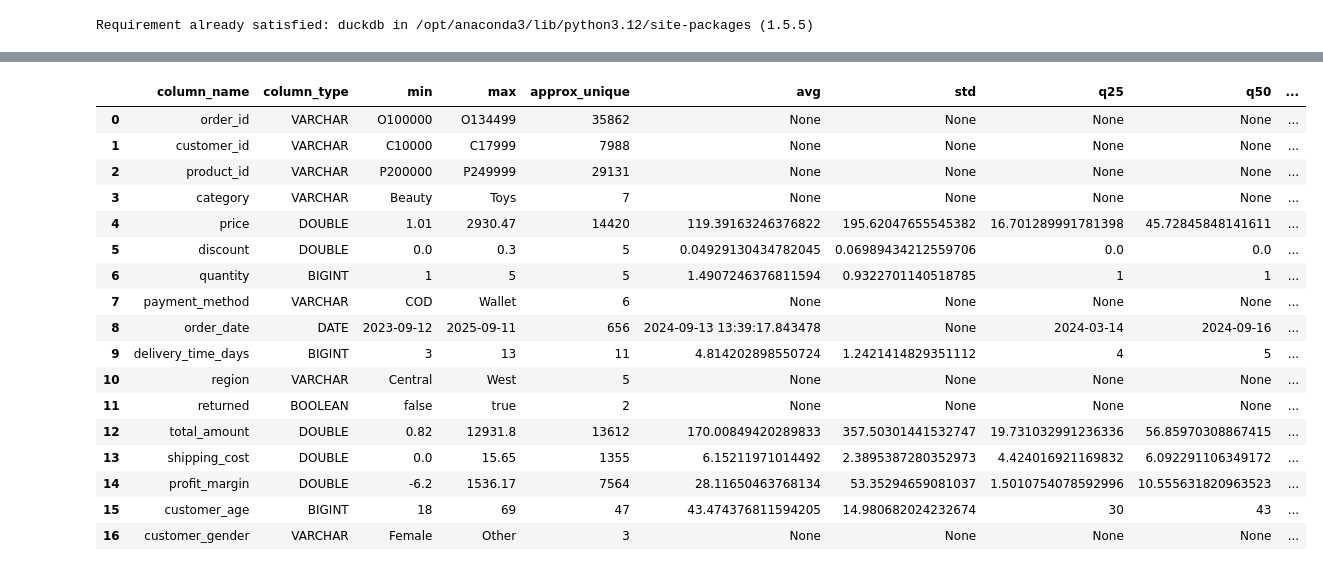
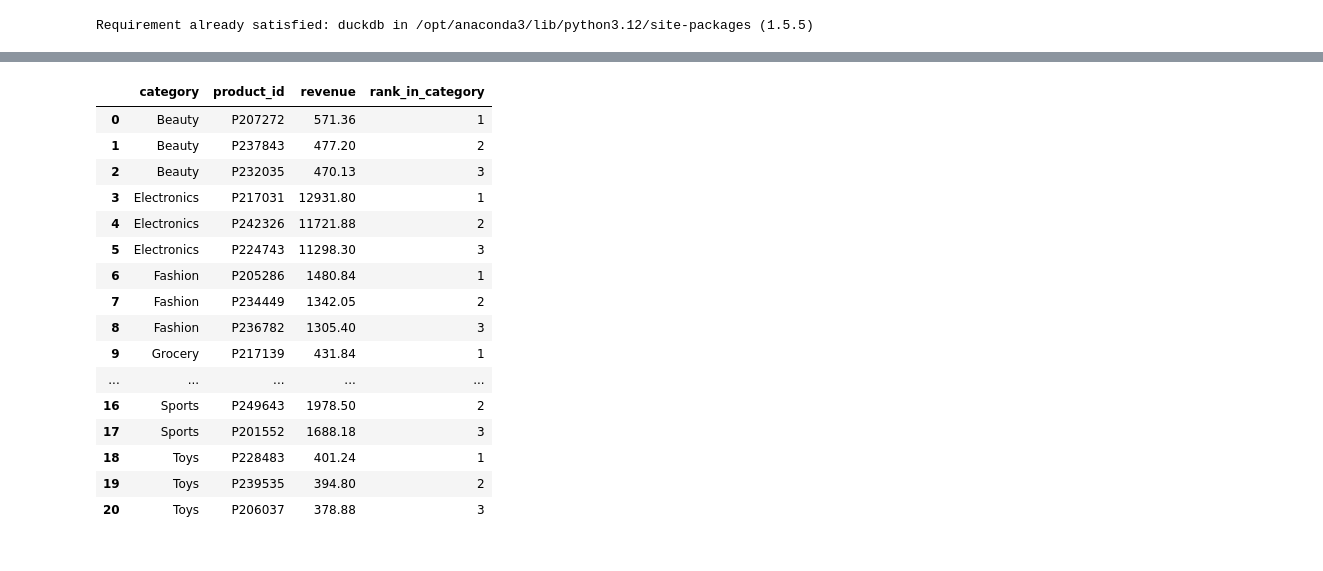
Before and after one commit to t-primero/e-commerce-analysis, a Jupyter notebook: ecommerce_analysis.ipynb, the cells around one changed output, grey strips where cells are left out. Saved outputs shown, nothing was run; the diff lists cells and outputs as text; code cells hidden in the pictures.

```diff
--- a/ecommerce_analysis.ipynb
+++ b/ecommerce_analysis.ipynb
@@ -29,23 +95,33 @@ con.sql("""
 # %%
 con.sql("""
-        SUMMARIZE sales
-    """).df()
+    SELECT
+        category,
+        product_id,
+        SUM(total_amount) AS revenue,
+        DENSE_RANK() OVER (
+            PARTITION BY category
+            ORDER BY SUM(total_amount) DESC
+        ) AS rank_in_category
+    FROM sales
+    GROUP BY category, product_id
+    QUALIFY rank_in_category <= 3
+    ORDER BY category, rank_in_category
+""").df()
 # %% [output]
-|  | column_name | column_type | min | max | approx_unique | avg | std | q25 | q50 | ... |
-| 0 | order_id | VARCHAR | O100000 | O134499 | 35862 | None | None | None | None | ... |
-| 1 | customer_id | VARCHAR | C10000 | C17999 | 7988 | None | None | None | None | ... |
-| 2 | product_id | VARCHAR | P200000 | P249999 | 29131 | None | None | None | None | ... |
-| 3 | category | VARCHAR | Beauty | Toys | 7 | None | None | None | None | ... |
-| 4 | price | DOUBLE | 1.01 | 2930.47 | 14420 | 119.39163246376822 | 195.62047655545382 | 16.701289991781398 | 45.72845848141611 | ... |
-| 5 | discount | DOUBLE | 0.0 | 0.3 | 5 | 0.04929130434782045 | 0.06989434212559706 | 0.0 | 0.0 | ... |
-| 6 | quantity | BIGINT | 1 | 5 | 5 | 1.4907246376811594 | 0.9322701140518785 | 1 | 1 | ... |
-| 7 | payment_method | VARCHAR | COD | Wallet | 6 | None | None | None | None | ... |
-| 8 | order_date | DATE | 2023-09-12 | 2025-09-11 | 656 | 2024-09-13 13:39:17.843478 | None | 2024-03-14 | 2024-09-16 | ... |
-| 9 | delivery_time_days | BIGINT | 3 | 13 | 11 | 4.814202898550724 | 1.2421414829351112 | 4 | 5 | ... |
-| 10 | region | VARCHAR | Central | West | 5 | None | None | None | None | ... |
-| 11 | returned | BOOLEAN | false | true | 2 | None | None | None | None | ... |
-| 12 | total_amount | DOUBLE | 0.82 | 12931.8 | 13612 | 170.00849420289833 | 357.50301441532747 | 19.731032991236336 | 56.85970308867415 | ... |
-| 13 | shipping_cost | DOUBLE | 0.0 | 15.65 | 1355 | 6.15211971014492 | 2.3895387280352973 | 4.424016921169832 | 6.092291106349172 | ... |
-| 14 | profit_margin | DOUBLE | -6.2 | 1536.17 | 7564 | 28.11650463768134 | 53.35294659081037 | 1.5010754078592996 | 10.555631820963523 | ... |
-| 15 | customer_age | BIGINT | 18 | 69 | 47 | 43.474376811594205 | 14.980682024232674 | 30 | 43 | ... |
-| 16 | customer_gender | VARCHAR | Female | Other | 3 | None | None | None | None | ... |
+|  | category | product_id | revenue | rank_in_category |
+| 0 | Beauty | P207272 | 571.36 | 1 |
+| 1 | Beauty | P237843 | 477.20 | 2 |
+| 2 | Beauty | P232035 | 470.13 | 3 |
+| 3 | Electronics | P217031 | 12931.80 | 1 |
+| 4 | Electronics | P242326 | 11721.88 | 2 |
+| 5 | Electronics | P224743 | 11298.30 | 3 |
+| 6 | Fashion | P205286 | 1480.84 | 1 |
+| 7 | Fashion | P234449 | 1342.05 | 2 |
+| 8 | Fashion | P236782 | 1305.40 | 3 |
+| 9 | Grocery | P217139 | 431.84 | 1 |
+| ... | ... | ... | ... | ... |
+| 16 | Sports | P249643 | 1978.50 | 2 |
+| 17 | Sports | P201552 | 1688.18 | 3 |
+| 18 | Toys | P228483 | 401.24 | 1 |
+| 19 | Toys | P239535 | 394.80 | 2 |
+| 20 | Toys | P206037 | 378.88 | 3 |
```
Also changed, not shown: parts of 15 cells of this notebook.
